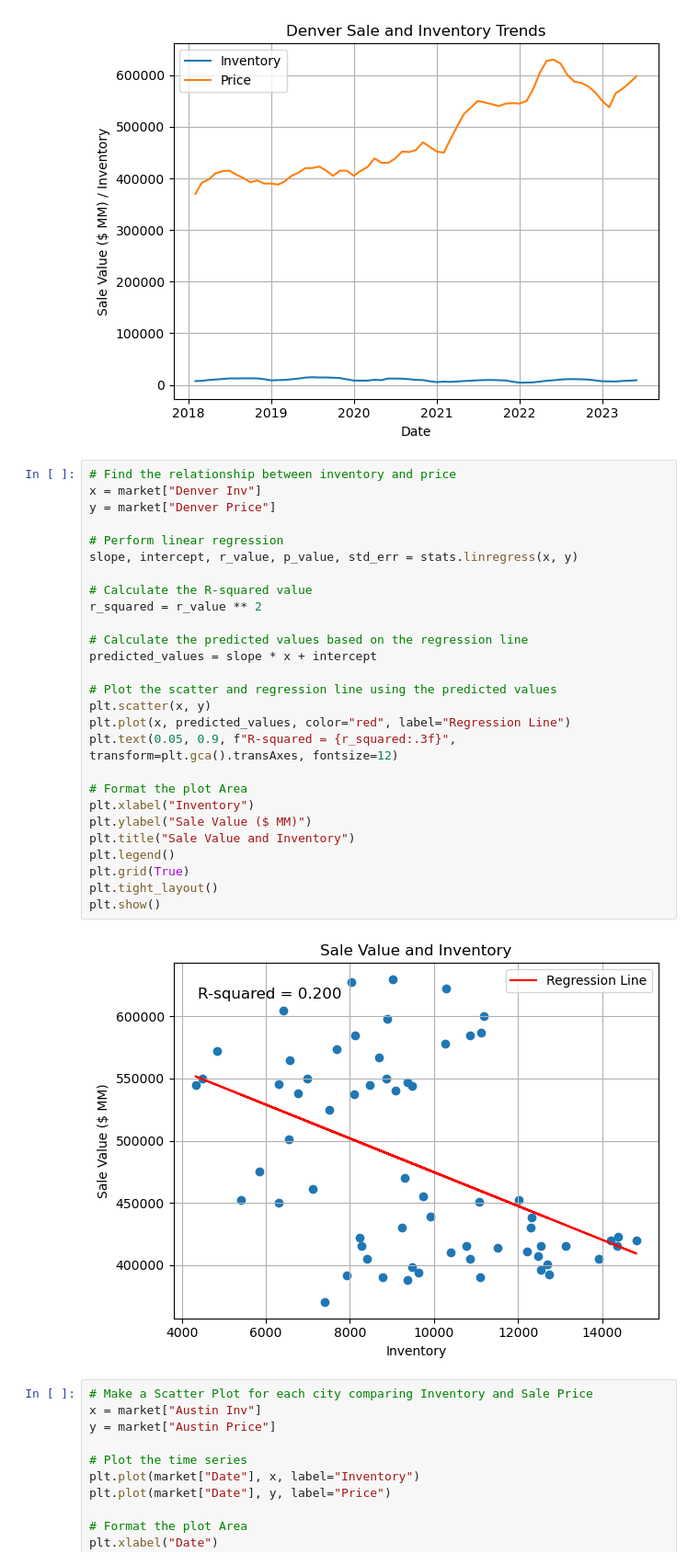
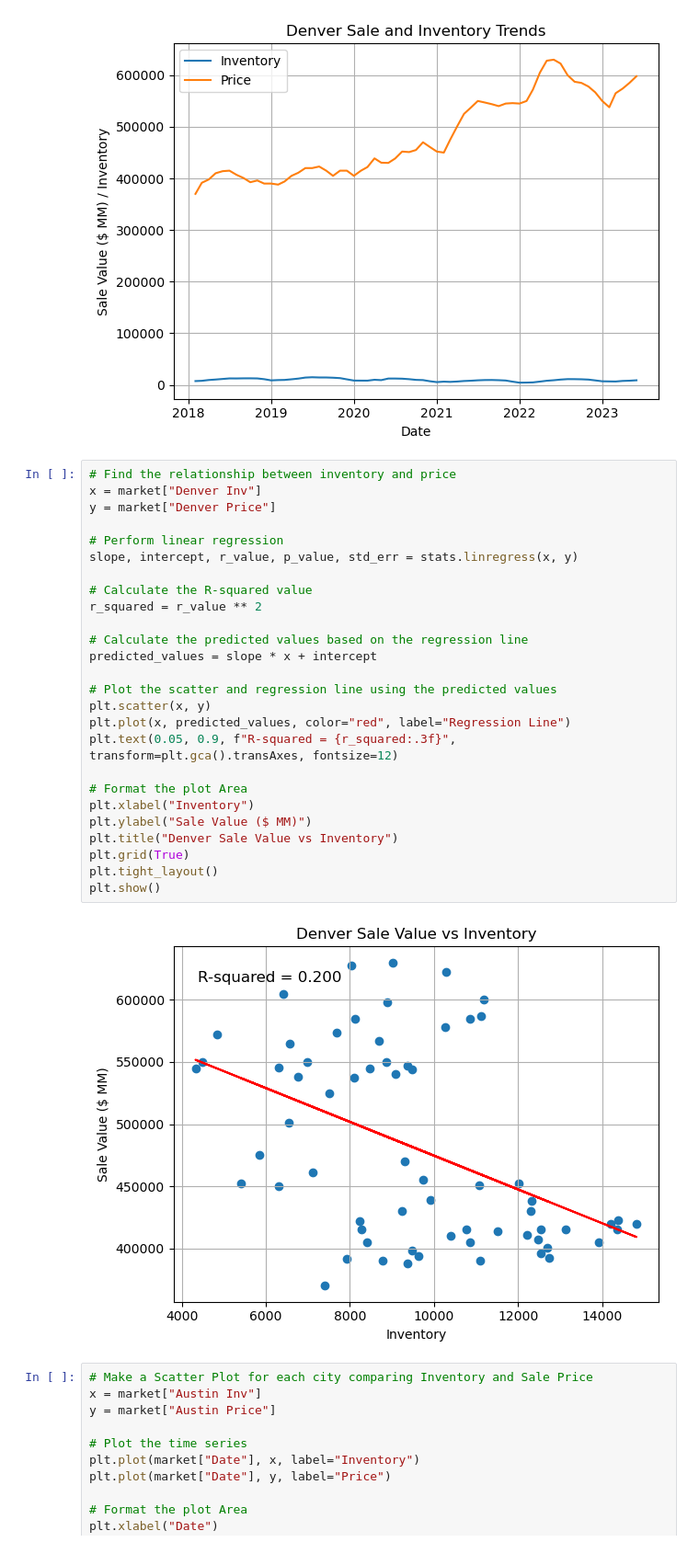
Before and after one commit to grantkerkman/project1_housing, a Jupyter notebook: grant_notebook.ipynb, the cells around one changed output. Shown at 92% size. Cells and saved outputs as stored; diff of their text form.

```diff
--- a/grant_notebook.ipynb
+++ b/grant_notebook.ipynb
@@ -849,32 +844,31 @@ plt.show()
 # %%
 # Find the relationship between inventory and price
 x = market["Denver Inv"]
 y = market["Denver Price"]
 
 # Perform linear regression
 slope, intercept, r_value, p_value, std_err = stats.linregress(x, y)
 
 # Calculate the R-squared value
 r_squared = r_value ** 2
 
 # Calculate the predicted values based on the regression line
 predicted_values = slope * x + intercept
 
 # Plot the scatter and regression line using the predicted values
 plt.scatter(x, y)
 plt.plot(x, predicted_values, color="red", label="Regression Line")
 plt.text(0.05, 0.9, f"R-squared = {r_squared:.3f}", transform=plt.gca().transAxes, fontsize=12)
 
 # Format the plot Area
 plt.xlabel("Inventory")
 plt.ylabel("Sale Value ($ MM)")
-plt.title("Sale Value and Inventory")
-plt.legend()
+plt.title("Denver Sale Value vs Inventory")
 plt.grid(True)
 plt.tight_layout()
 plt.show()
 # %% [output]
-[figure, old version]
+[figure, new version]
 # %%
 # Make a Scatter Plot for each city comparing Inventory and Sale Price
 x = market["Austin Inv"]
```
Also changed, not shown: parts of 15 cells of this notebook, 1 other file.
